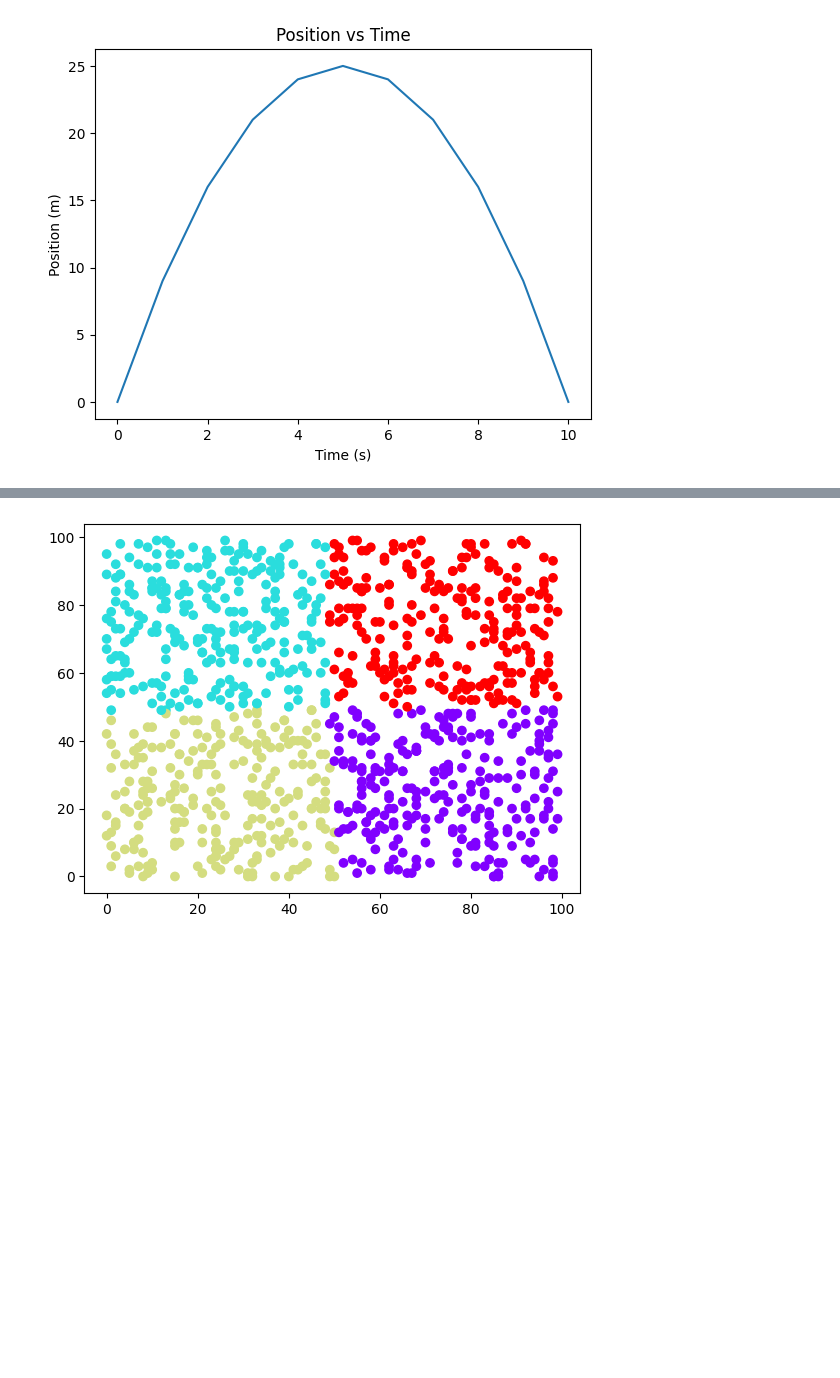
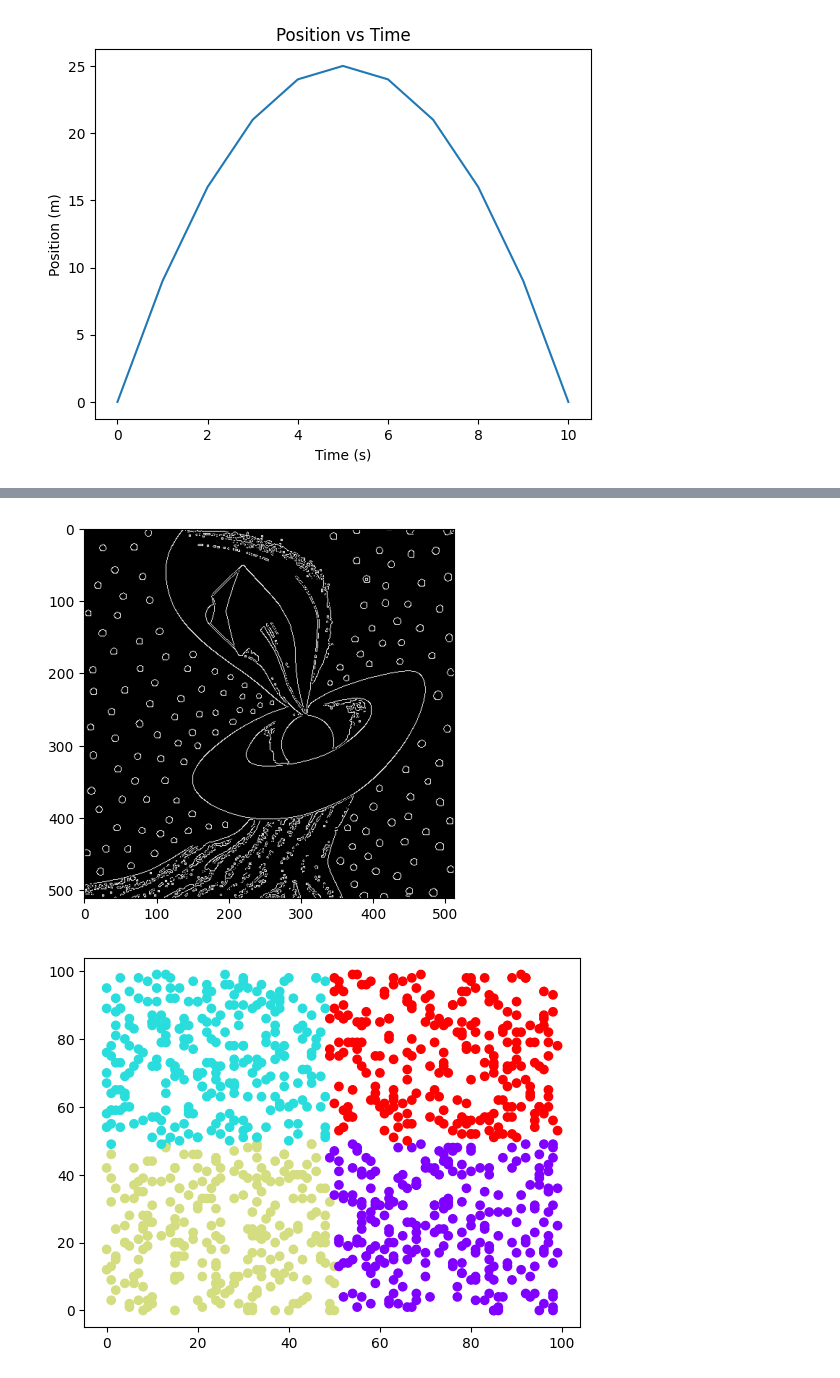
Before and after one commit to sans-github/ai_experiments, a Jupyter notebook: notebook1.ipynb, the cells around one changed output, grey strips where cells are left out. Cells and saved outputs as stored; diff of their text form; code cells hidden in the pictures; blank space fills up the shorter version.

```diff
--- a/notebook1.ipynb
+++ b/notebook1.ipynb
@@ -48,3 +54,11 @@ Display the result inline using matplotlib's imshow function
+# %%
+result = do_this("""
+Use python and opencv to read an image called "enterprise.png" and apply a binary threshold on it
+Then find any long edges in the image
+Display the result inline using matplotlib's imshow function
+""")
+# %% [output]
+[figure, added]
 # %%
 result = do_this("""
 Create a random dataset of 1000 points using pandas and then use k-means clustering to cluster these points
```
Also changed, not shown: parts of 6 cells of this notebook, 1 other file.
